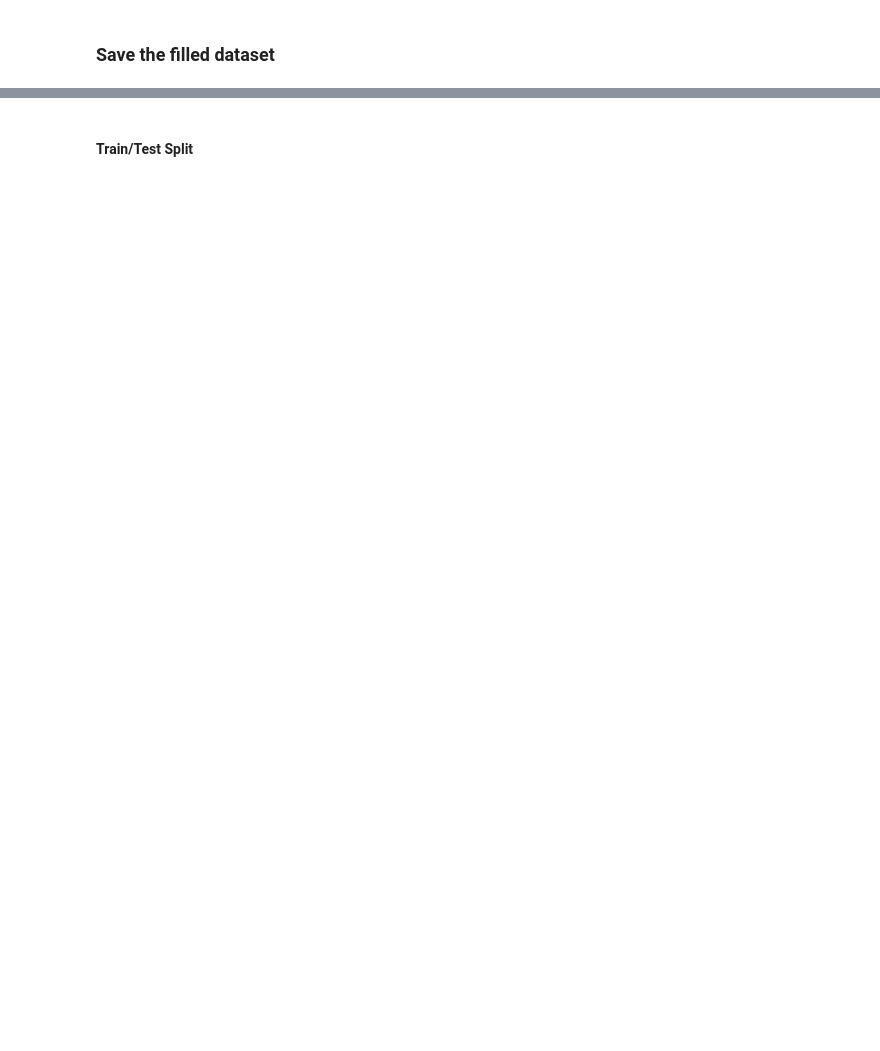
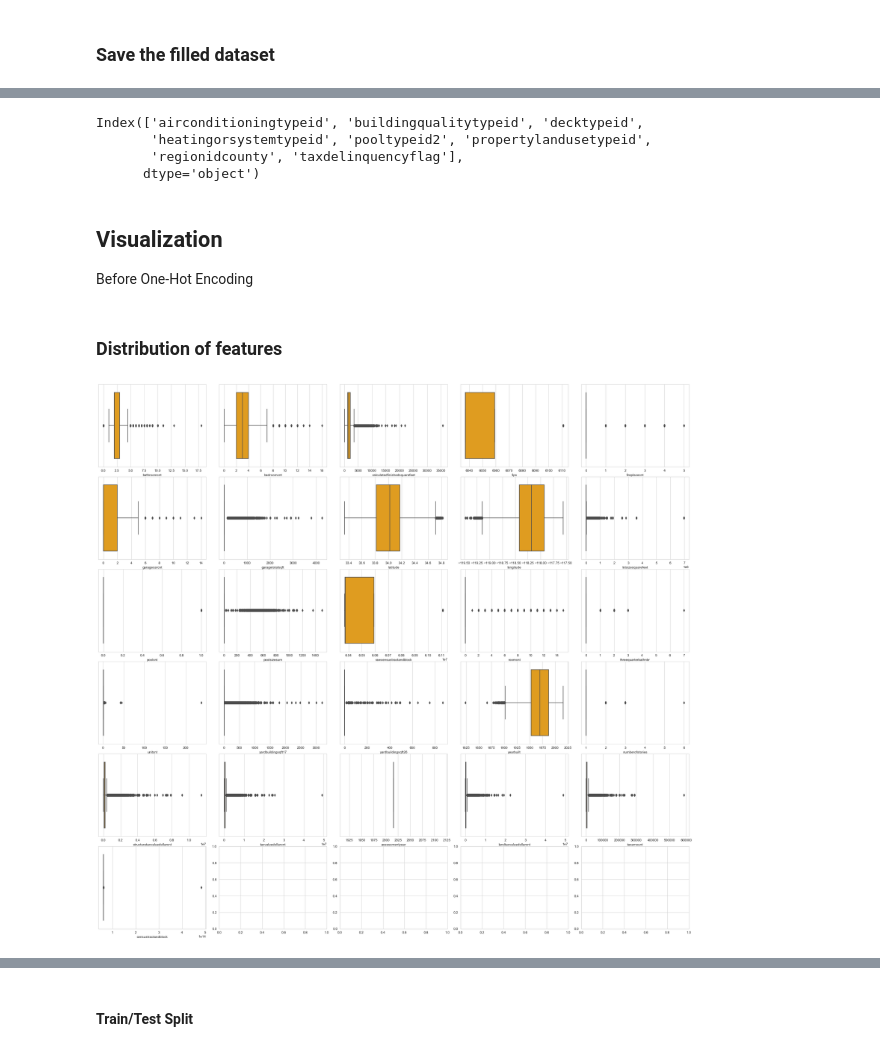
Before and after one commit to RuieX/Data-and-Web-Mining-project, a Jupyter notebook: project/src/notebooks/feature_engineering.ipynb, the cells around one changed output, grey strips where cells are left out. Cells and saved outputs as stored; diff of their text form; code cells hidden in the pictures; blank space fills up the shorter version.

```diff
--- a/project/src/notebooks/feature_engineering.ipynb
+++ b/project/src/notebooks/feature_engineering.ipynb
@@ -648,0 +640,22 @@ X_2.to_csv('../data/filled_properties_2017.csv', index=False)
+# %%
+# Identifier contained in categorical features' name
+is_cat = ["id", "flag", "has", "code", "desc"]
+cat_vars = fe.get_features_from_name(df=X_2,
+                                         identifiers=is_cat)
+cat_vars_name = cat_vars.columns
+num_vars_name = [var for var in X_2.columns if var not in cat_vars_name]
+cat_vars_name
+# %% [output]
+Index(['airconditioningtypeid', 'buildingqualitytypeid', 'decktypeid',
+       'heatingorsystemtypeid', 'pooltypeid2', 'propertylandusetypeid',
+       'regionidcounty', 'taxdelinquencyflag'],
+      dtype='object')
+# %% [markdown]
+## Visualization
+Before One-Hot Encoding
+# %% [markdown]
+### Distribution of features
+# %%
+viz.plot_feature_distribution(X_2,num_vars_name,subplot_size=(5, 4))
+# %% [output]
+[figure, added]
```
Also changed, not shown: parts of 16 cells of this notebook, 1 other file.
